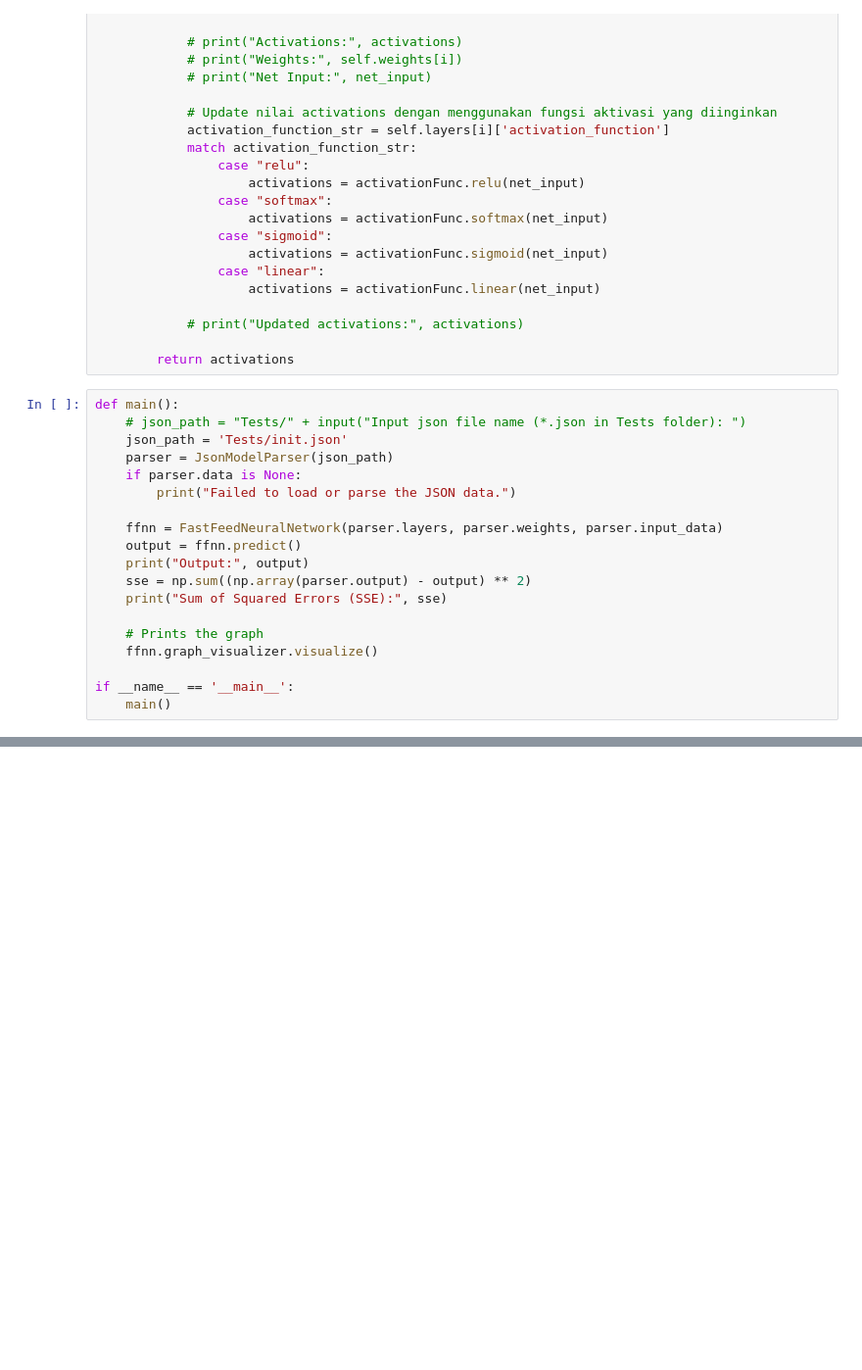
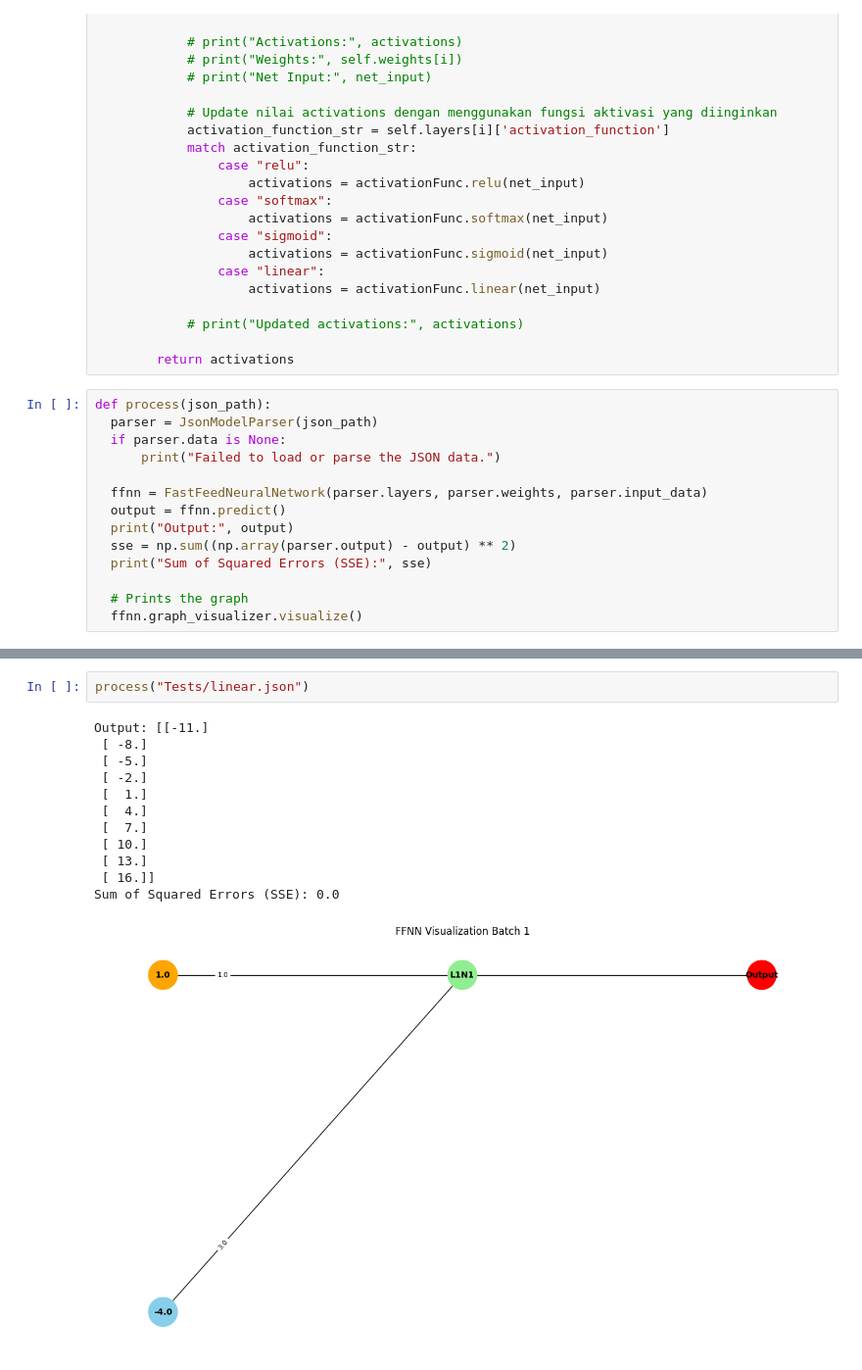
Before and after one commit to NicholasLiem/IF3270_FP_FFNN, a Jupyter notebook: Main.ipynb, the cells around one changed output, grey strips where cells are left out. Shown at 98% size. Drawn from its saved outputs; the diff is of its cells as text; blank space fills up the shorter version.

Commit message:
feat: add display on main ipynb file

```diff
--- a/Main.ipynb
+++ b/Main.ipynb
@@ -57,21 +57,16 @@ class FastFeedNeuralNetwork:
 
         return activations
 # %%
-def main():
-    # json_path = "Tests/" + input("Input json file name (*.json in Tests folder): ")
-    json_path = 'Tests/init.json'
-    parser = JsonModelParser(json_path)
-    if parser.data is None:
-        print("Failed to load or parse the JSON data.")
+def process(json_path):
+  parser = JsonModelParser(json_path)
+  if parser.data is None:
+      print("Failed to load or parse the JSON data.")
 
-    ffnn = FastFeedNeuralNetwork(parser.layers, parser.weights, parser.input_data)
-    output = ffnn.predict()
-    print("Output:", output)
-    sse = np.sum((np.array(parser.output) - output) ** 2)
-    print("Sum of Squared Errors (SSE):", sse)
+  ffnn = FastFeedNeuralNetwork(parser.layers, parser.weights, parser.input_data)
+  output = ffnn.predict()
+  print("Output:", output)
+  sse = np.sum((np.array(parser.output) - output) ** 2)
+  print("Sum of Squared Errors (SSE):", sse)
 
-    # Prints the graph
-    ffnn.graph_visualizer.visualize()
-
-if __name__ == '__main__':
-    main()
+  # Prints the graph
+  ffnn.graph_visualizer.visualize()
@@ -81,0 +79,15 @@ Sum of Squared Errors (SSE): 4.8148248609680896e-33
+# %%
+process("Tests/linear.json")
+# %% [output]
+Output: [[-11.]
+ [ -8.]
+ [ -5.]
+ [ -2.]
+ [  1.]
+ [  4.]
+ [  7.]
+ [ 10.]
+ [ 13.]
+ [ 16.]]
+Sum of Squared Errors (SSE): 0.0
+[figure, added]
```
Also changed, not shown: parts of 8 cells of this notebook.
